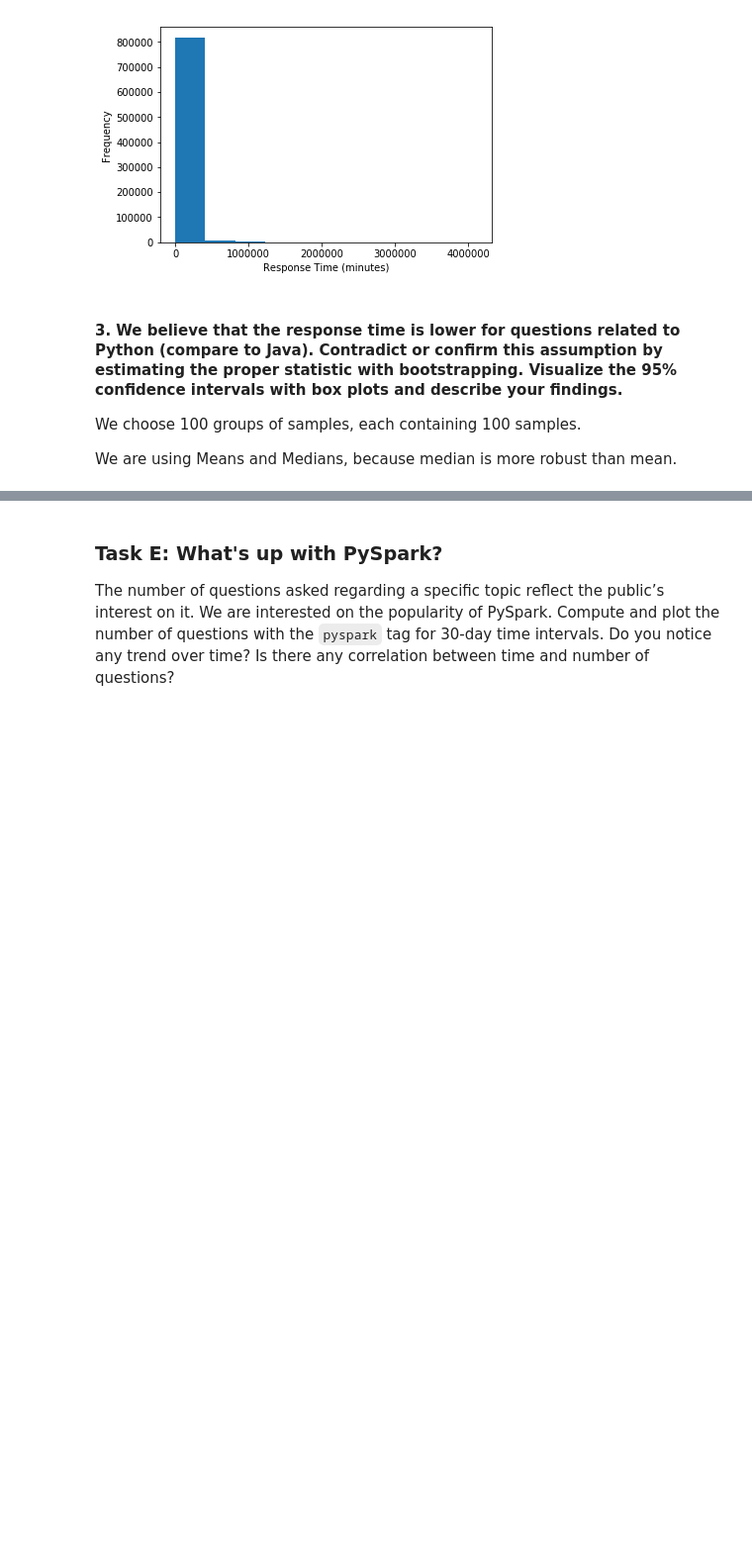
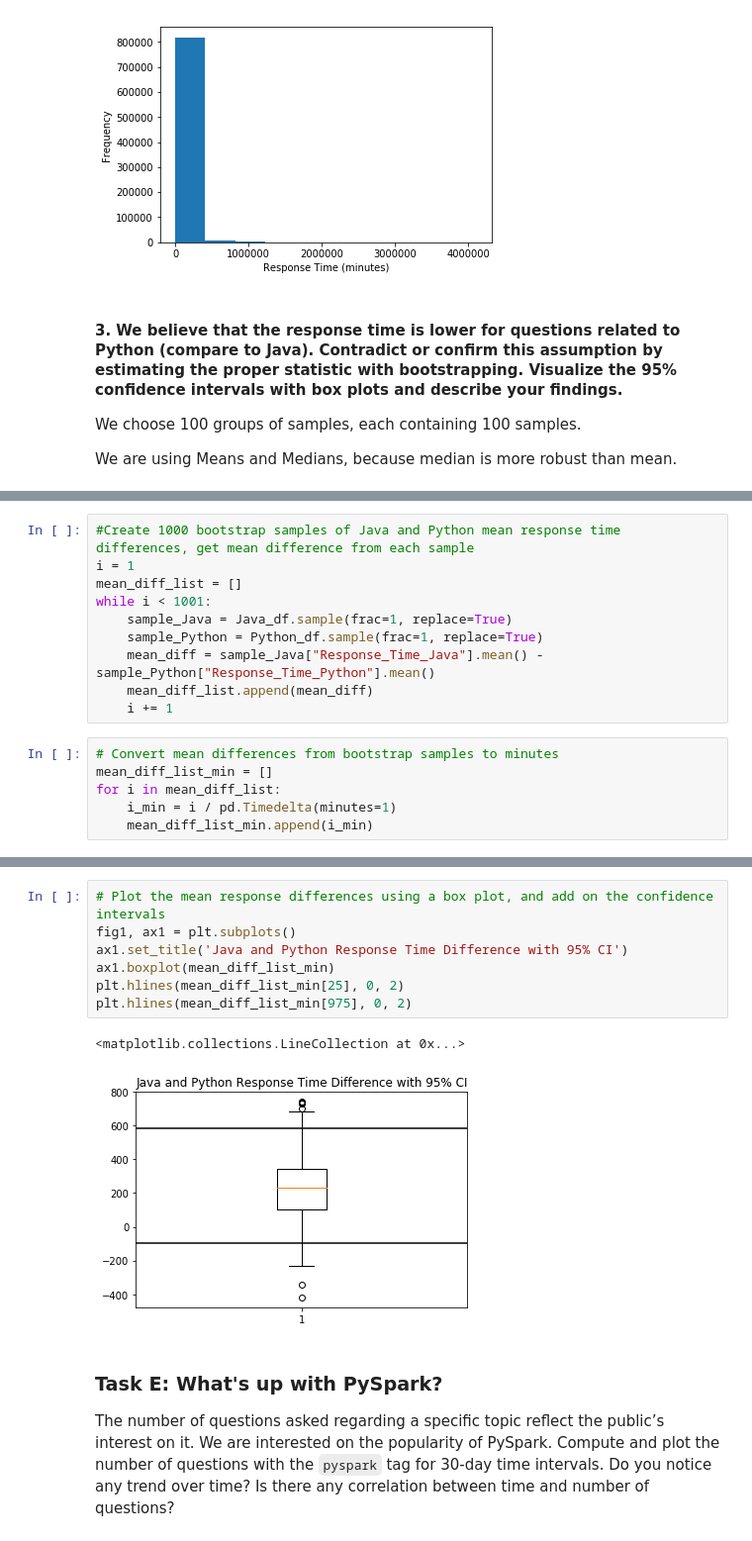
Before and after one commit to Sytta/ADA2018-Homework-CANada, a Jupyter notebook: 03 - Spark and Reading the Stats/Homework3.ipynb, the cells around one changed output, grey strips where cells are left out. Shown: that part at 99% size. Drawn from its saved outputs; the diff is of its cells as text; blank space fills up the shorter version.

````diff
--- a/03 - Spark and Reading the Stats/Homework3.ipynb
+++ b/03 - Spark and Reading the Stats/Homework3.ipynb
@@ -498,0 +591,16 @@ python_medians.plot.hist(bins=100, title="Python median")
+# %%
+#Create 1000 bootstrap samples of Java and Python mean response time differences, get mean difference from each sample
+i = 1
+mean_diff_list = []
+while i < 1001:
+    sample_Java = Java_df.sample(frac=1, replace=True)
+    sample_Python = Python_df.sample(frac=1, replace=True)
+    mean_diff = sample_Java["Response_Time_Java"].mean() - sample_Python["Response_Time_Python"].mean()
+    mean_diff_list.append(mean_diff)
+    i += 1
+# %%
+# Convert mean differences from bootstrap samples to minutes
+mean_diff_list_min = []
+for i in mean_diff_list:
+    i_min = i / pd.Timedelta(minutes=1)
+    mean_diff_list_min.append(i_min)
@@ -499,3 +614,13 @@ python_medians.plot.hist(bins=100, title="Python median")
+# %%
+# Plot the mean response differences using a box plot, and add on the confidence intervals
+fig1, ax1 = plt.subplots()
+ax1.set_title('Java and Python Response Time Difference with 95% CI')
+ax1.boxplot(mean_diff_list_min)
+plt.hlines(mean_diff_list_min[25], 0, 2)
+plt.hlines(mean_diff_list_min[975], 0, 2)
+# %% [output]
+<matplotlib.collections.LineCollection at 0x...>
+[figure, added]
 # %% [markdown]
 ### Task E: What's up with PySpark?
 The number of questions asked regarding a specific topic reflect the public’s interest on it. We are interested on the popularity of PySpark. Compute and plot the number of questions with the ```pyspark``` tag for 30-day time intervals. Do you notice any trend over time? Is there any correlation between time and number of questions?
````
Also changed, not shown: parts of 21 cells of this notebook, 1 other file.
